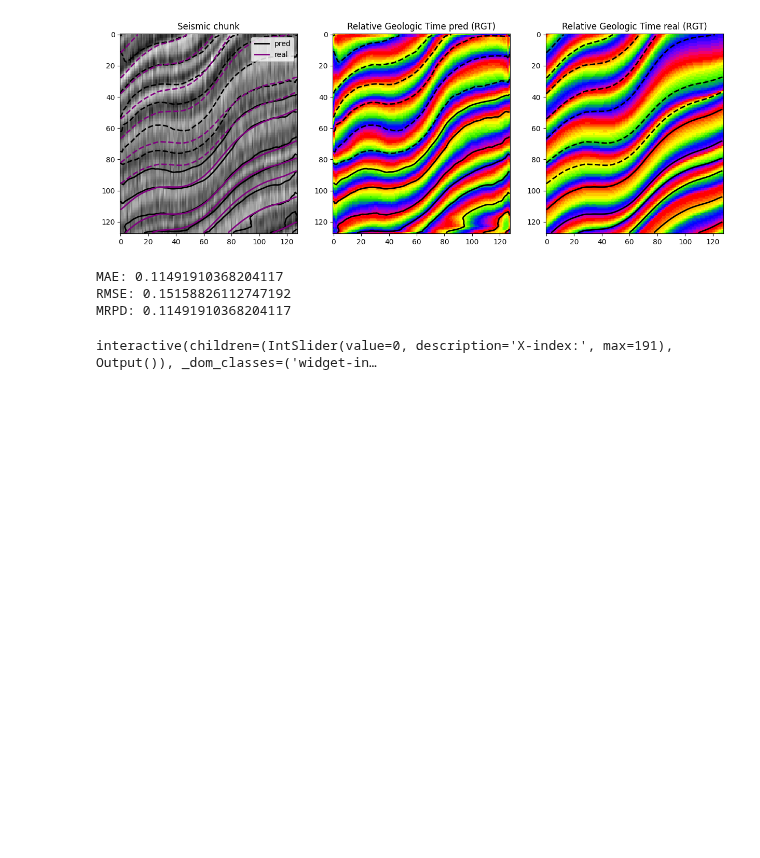
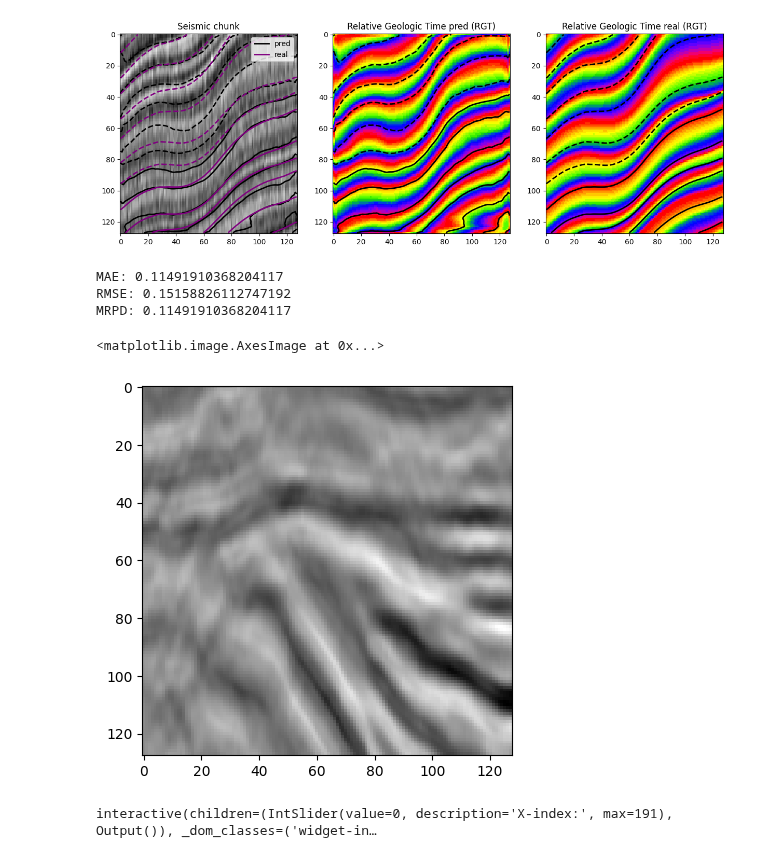
Before and after one commit to spaceswimmer/nnseismic, a Jupyter notebook: src/view_results.ipynb, the cells around one changed output. Drawn from its saved outputs; the diff is of its cells as text; code cells hidden in the pictures; blank space fills up the shorter version.

Commit message:
trying to use my model

```diff
--- a/src/view_results.ipynb
+++ b/src/view_results.ipynb
@@ -108,8 +112,30 @@ MAE: 0.11491910368204117
 RMSE: 0.15158826112747192
 MRPD: 0.11491910368204117
 # %%
-pred_rgt = predict_single_chunk(seis[ind],
-                                "/mnt/storage/nnseismic/runs/snet-3/best_model.pth",)
+ind = 3
+sl = (96, slice(None), slice(None))
+# rgt_file = sorted(glob("/mnt/storage/nnseismic/runs/exp3_Train/Apr13_152153_Test/bin/pred/*"), key=lambda x: int(os.path.basename(x).split('.')[0].strip('pred_rgt')))
+seis_file = sorted(glob("/mnt/storage/nnseismic/real_data/*.dat"), key=lambda x: int(os.path.basename(x).split('.')[0].lstrip('chunk_')))
+# rgt = np.fromfile(rgt_file[ind], dtype=np.float32)
+# rgt = rgt.reshape((128, 128, 128))
+seis = np.fromfile(seis_file[ind], dtype=np.float32)
+seis = seis.reshape((128, 128, 128))
+
+# fig, axs = plt.subplots(1, 2, figsize=(15,5))
+# axs[0].imshow(seis[sl].T, cmap='grey', interpolation='nearest', aspect='auto')
+# cp = axs[0].contour(rgt[sl].T,np.linspace(np.min(rgt),np.max(rgt),15),colors='black',linewidths=2, label='pred')
+# cr = axs[0].contour(rgt_targ[sl].T,np.linspace(np.min(rgt_targ),np.max(rgt_targ),15),colors='purple',linewidths=2, label='real')
+# axs[0].set_title('Seismic chunk')
+# axs[0].legend([Line2D([0], [0], color='black', lw=2), Line2D([0], [0], color='purple', lw=2)],
+#               ['pred', 'real'])
+
+# axs[1].imshow(rgt[sl].T, cmap='prism', interpolation='nearest', aspect='auto')
+# axs[1].contour(rgt[sl].T,np.linspace(np.min(rgt),np.max(rgt),15),colors='black',linewidths=2)
+# axs[1].set_title('Relative Geologic Time pred (RGT)')
+plt.imshow(seis[sl].T, cmap='grey', interpolation='nearest', aspect='equal' )
+# %% [output]
+<matplotlib.image.AxesImage at 0x...>
+[figure, added]
 # %%
 cube = "/mnt/storage/nnseismic/synthetic_data/raw/labeled/seismicCubes_cumsum_fullstack_2026.27340332.npy"
 testarr = np.load(cube)
```
Also changed, not shown: parts of 3 cells of this notebook, 9 other files.
